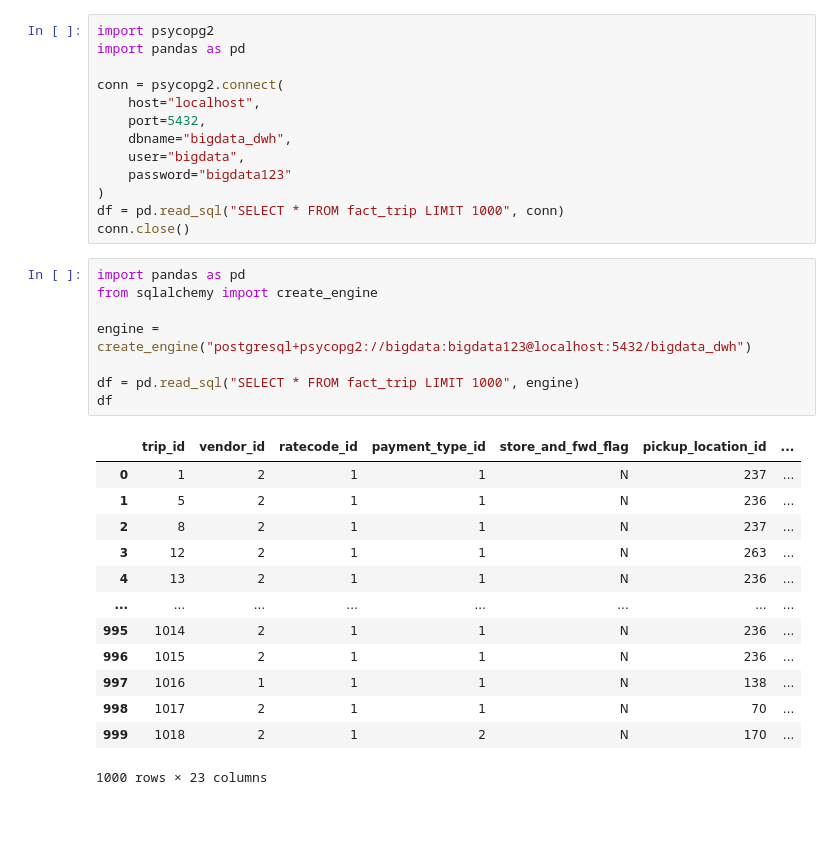
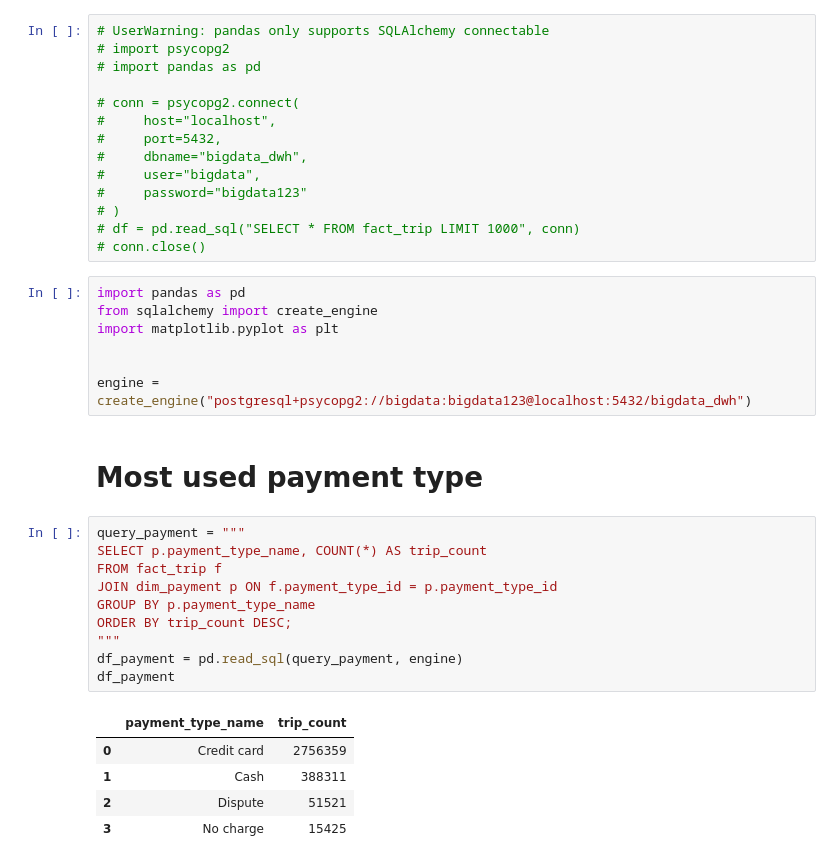
Before and after one commit to churre-cytech/projet_big_data_cytech_25, a Jupyter notebook: ex04_dashboard/ex04_eda.ipynb, the cells around one changed output. Drawn from its saved outputs; the diff is of its cells as text; blank space fills up the shorter version.

```diff
--- a/ex04_dashboard/ex04_eda.ipynb
+++ b/ex04_dashboard/ex04_eda.ipynb
@@ -8,35 +8,39 @@ print(platform.python_version())
 # %%
-import psycopg2
-import pandas as pd
+# UserWarning: pandas only supports SQLAlchemy connectable
+# import psycopg2
+# import pandas as pd
 
-conn = psycopg2.connect(
-    host="localhost",
-    port=5432,
-    dbname="bigdata_dwh",
-    user="bigdata",
-    password="bigdata123"
-)
-df = pd.read_sql("SELECT * FROM fact_trip LIMIT 1000", conn)
-conn.close()
+# conn = psycopg2.connect(
+#     host="localhost",
+#     port=5432,
+#     dbname="bigdata_dwh",
+#     user="bigdata",
+#     password="bigdata123"
+# )
+# df = pd.read_sql("SELECT * FROM fact_trip LIMIT 1000", conn)
+# conn.close()
+# %%
+import pandas as pd
+from sqlalchemy import create_engine
+import matplotlib.pyplot as plt
+
+
+engine = create_engine("postgresql+psycopg2://bigdata:bigdata123@localhost:5432/bigdata_dwh")
+# %% [markdown]
+# Most used payment type
 # %%
-import pandas as pd
-from sqlalchemy import create_engine
-
-engine = create_engine("postgresql+psycopg2://bigdata:bigdata123@localhost:5432/bigdata_dwh")
-
-df = pd.read_sql("SELECT * FROM fact_trip LIMIT 1000", engine)
-df
+query_payment = """
+SELECT p.payment_type_name, COUNT(*) AS trip_count
+FROM fact_trip f
+JOIN dim_payment p ON f.payment_type_id = p.payment_type_id
+GROUP BY p.payment_type_name
+ORDER BY trip_count DESC;
+"""
+df_payment = pd.read_sql(query_payment, engine)
+df_payment
 # %% [output]
-|  | trip_id | vendor_id | ratecode_id | payment_type_id | store_and_fwd_flag | pickup_location_id | ... |
-| 0 | 1 | 2 | 1 | 1 | N | 237 | ... |
-| 1 | 5 | 2 | 1 | 1 | N | 236 | ... |
-| 2 | 8 | 2 | 1 | 1 | N | 237 | ... |
-| 3 | 12 | 2 | 1 | 1 | N | 263 | ... |
-| 4 | 13 | 2 | 1 | 1 | N | 236 | ... |
-| ... | ... | ... | ... | ... | ... | ... | ... |
-| 995 | 1014 | 2 | 1 | 1 | N | 236 | ... |
-| 996 | 1015 | 2 | 1 | 1 | N | 236 | ... |
-| 997 | 1016 | 1 | 1 | 1 | N | 138 | ... |
-| 998 | 1017 | 2 | 1 | 1 | N | 70 | ... |
-| 999 | 1018 | 2 | 1 | 2 | N | 170 | ... |
+|  | payment_type_name | trip_count |
+| 0 | Credit card | 2756359 |
+| 1 | Cash | 388311 |
+| 2 | Dispute | 51521 |
+| 3 | No charge | 15425 |
-1000 rows × 23 columns
```
Also changed, not shown: parts of 7 cells of this notebook, 4 other files.
